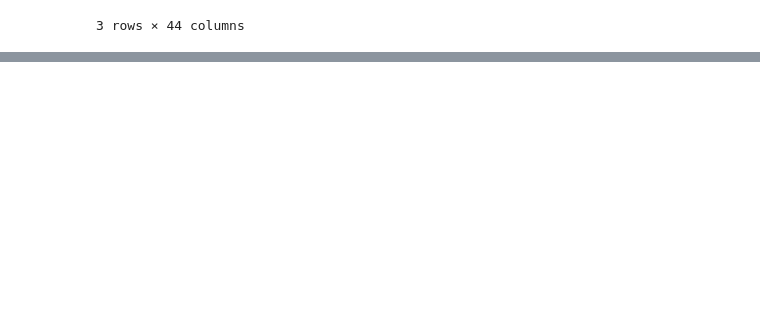
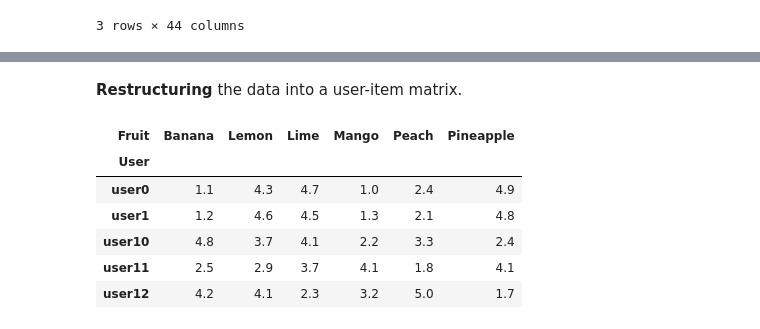
Before and after one commit to Darknight47/Data-Science-Projects-03, a Jupyter notebook: Recommender.ipynb, the cells around one changed output, grey strips where cells are left out. Saved outputs shown, nothing was run; the diff lists cells and outputs as text; code cells hidden in the pictures; blank space fills up the shorter version.

```diff
--- a/Recommender.ipynb
+++ b/Recommender.ipynb
@@ -161,0 +219,2 @@ cosine_df.head(3)
+# %%
+fruit_ratings = pd.read_csv("datasets/fruit_ratings.csv")
@@ -161,0 +230,14 @@ cosine_df.head(3)
+# %% [markdown]
+**Restructuring** the data into a user-item matrix.
+# %%
+X = fruit_ratings.pivot(index='User', columns='Fruit', values='Rating')
+# %%
+X.head()
+# %% [output]
+| Fruit | Banana | Lemon | Lime | Mango | Peach | Pineapple |
+| User |  |  |  |  |  |  |
+| user0 | 1.1 | 4.3 | 4.7 | 1.0 | 2.4 | 4.9 |
+| user1 | 1.2 | 4.6 | 4.5 | 1.3 | 2.1 | 4.8 |
+| user10 | 4.8 | 3.7 | 4.1 | 2.2 | 3.3 | 2.4 |
+| user11 | 2.5 | 2.9 | 3.7 | 4.1 | 1.8 | 4.1 |
+| user12 | 4.2 | 4.1 | 2.3 | 3.2 | 5.0 | 1.7 |
```
Also changed, not shown: parts of 8 cells of this notebook.
